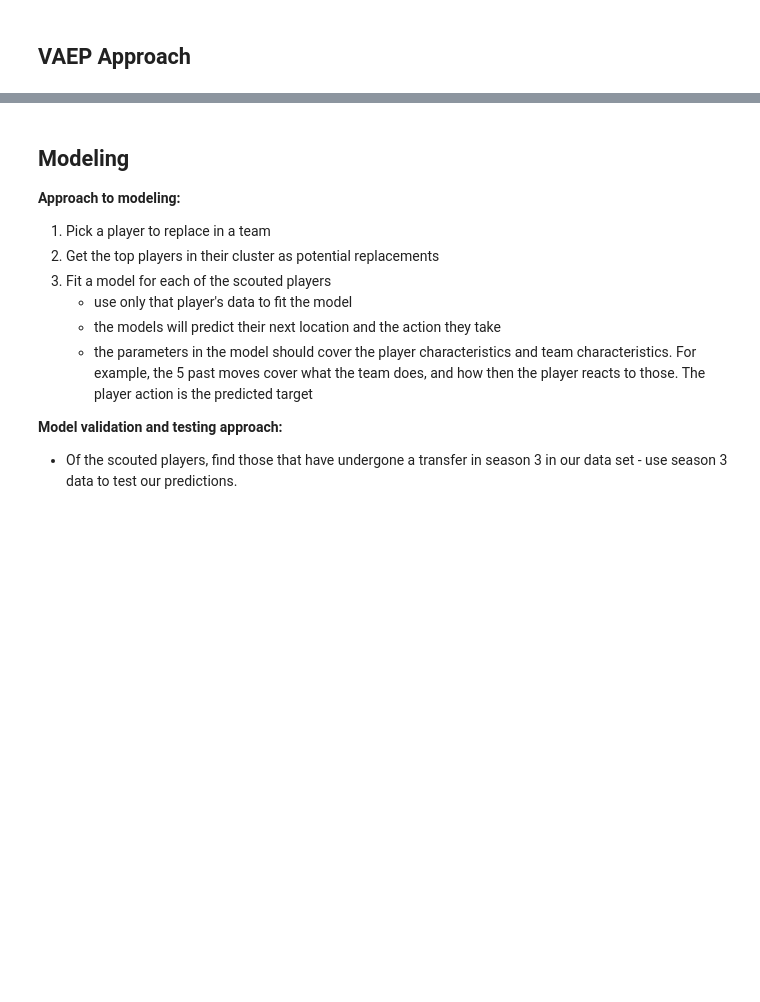
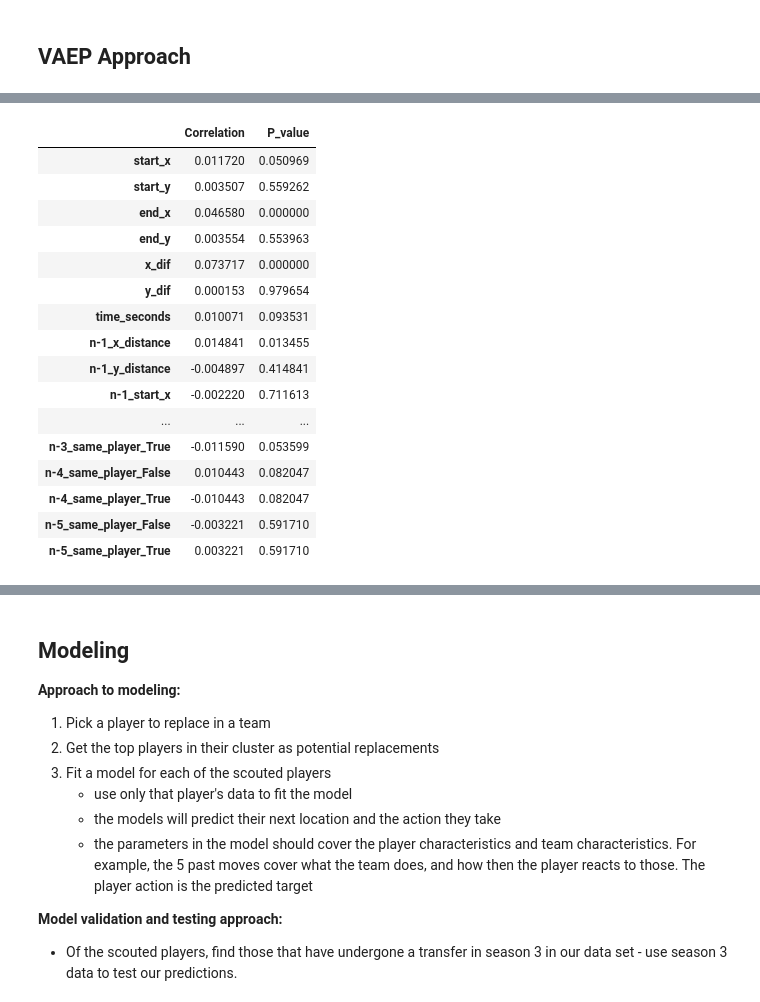
Before and after one commit to alexmihalache/Football-Analytics-Capstone---BrainStation-Final-Project, a Jupyter notebook: soccer_action_exploration.ipynb, the cells around one changed output, grey strips where cells are left out. Saved outputs shown, nothing was run; the diff lists cells and outputs as text; code cells hidden in the pictures; blank space fills up the shorter version.

```diff
--- a/soccer_action_exploration.ipynb
+++ b/soccer_action_exploration.ipynb
@@ -1705,0 +1907,29 @@ y_test_end_zone = team_test_set['end_pitch_zone']
+# %%
+from scipy import stats
+data = []
+num_col = transformed_train_df.dropna().select_dtypes(include=[np.number])
+
+for column in num_col.corr().columns:
+    data.append(stats.pearsonr(y_train_vaep, num_col[column]))
+
+end_zone_corr = pd.DataFrame(data, index=num_col.corr().columns, columns=['Correlation', 'P_value'])
+
+end_zone_corr.style.background_gradient(cmap='Oranges')
+# %% [output]
+|  | Correlation | P_value |
+| start_x | 0.011720 | 0.050969 |
+| start_y | 0.003507 | 0.559262 |
+| end_x | 0.046580 | 0.000000 |
+| end_y | 0.003554 | 0.553963 |
+| x_dif | 0.073717 | 0.000000 |
+| y_dif | 0.000153 | 0.979654 |
+| time_seconds | 0.010071 | 0.093531 |
+| n-1_x_distance | 0.014841 | 0.013455 |
+| n-1_y_distance | -0.004897 | 0.414841 |
+| n-1_start_x | -0.002220 | 0.711613 |
+| ... | ... | ... |
+| n-3_same_player_True | -0.011590 | 0.053599 |
+| n-4_same_player_False | 0.010443 | 0.082047 |
+| n-4_same_player_True | -0.010443 | 0.082047 |
+| n-5_same_player_False | -0.003221 | 0.591710 |
+| n-5_same_player_True | 0.003221 | 0.591710 |
```
Also changed, not shown: parts of 51 cells of this notebook.
